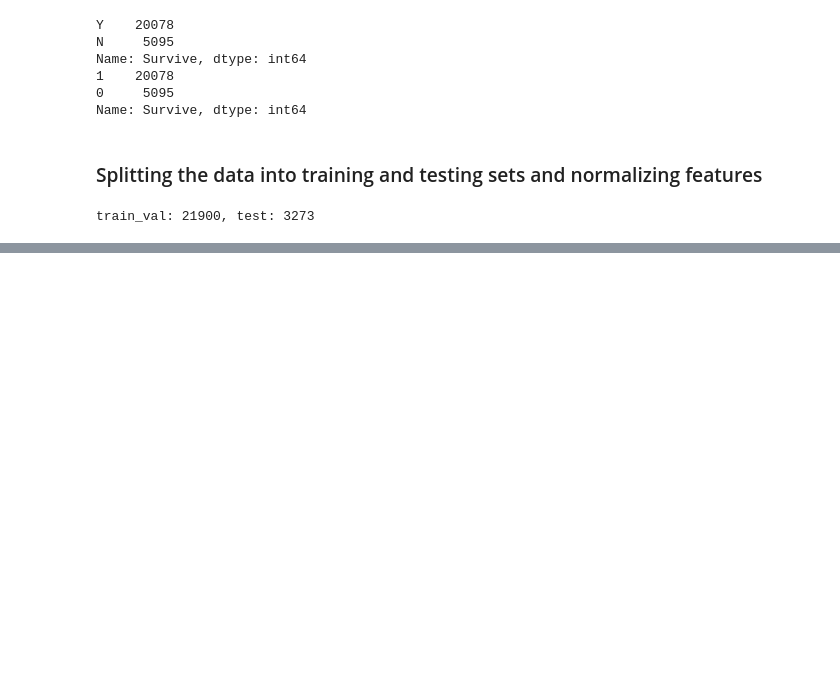
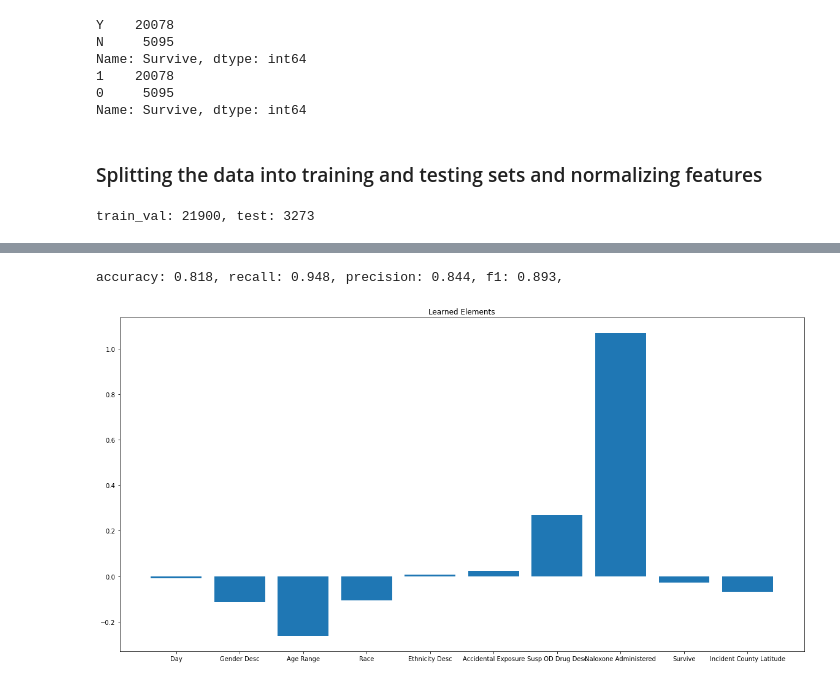
Before and after one commit to rebeccarobb/CIS3715_DataScience_2021, a Jupyter notebook: Overdose Analysis.ipynb, the cells around one changed output, grey strips where cells are left out. Drawn from its saved outputs; the diff is of its cells as text; code cells hidden in the pictures; blank space fills up the shorter version.

Commit message:
update final project with recall f1 and precision

```diff
--- a/Overdose Analysis.ipynb
+++ b/Overdose Analysis.ipynb
@@ -427,0 +503,23 @@ train_val: 21900, test: 3273
+# %%
+# retrain the model
+clf = LogisticRegression(penalty='l2', C=best_reg, solver='lbfgs')
+clf.fit(X_train_val, y_train_val)
+
+# evaluate the model on the testing set
+y_test_pred = clf.predict(X_test)
+
+
+acc = accuracy_score(y_test, y_test_pred)
+f1 = f1_score(y_test, y_test_pred)
+recall = recall_score(y_test, y_test_pred)
+precision = precision_score(y_test, y_test_pred)
+
+
+print("accuracy: {:.3f}, recall: {:.3f}, precision: {:.3f}, f1: {:.3f},".format(acc, recall, precision, f1))
+plt.bar(df.columns[:-1], clf.coef_[0], figure=plt.figure(1, [20, 10]))
+plt.title("Learned Elements")
+plt.show
+plt.show(block=False)
+# %% [output]
+accuracy: 0.818, recall: 0.948, precision: 0.844, f1: 0.893,
+[figure, added]
```
Also changed, not shown: parts of 2 cells of this notebook.
